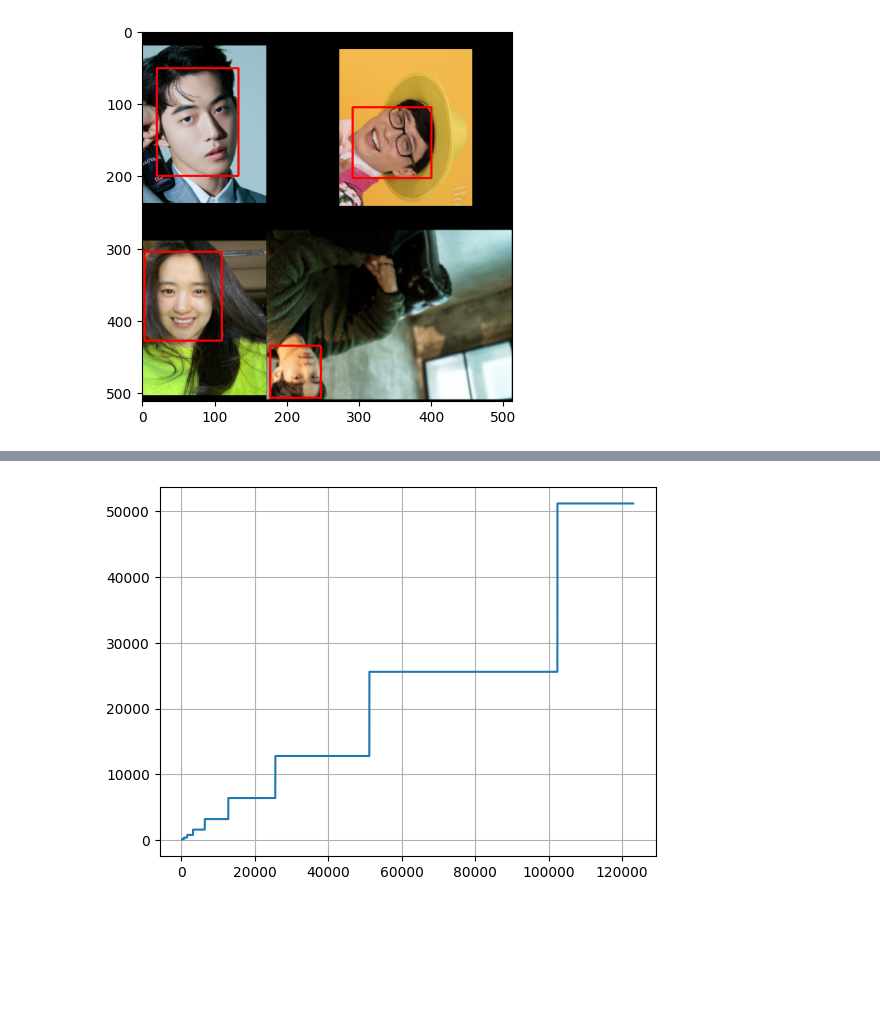
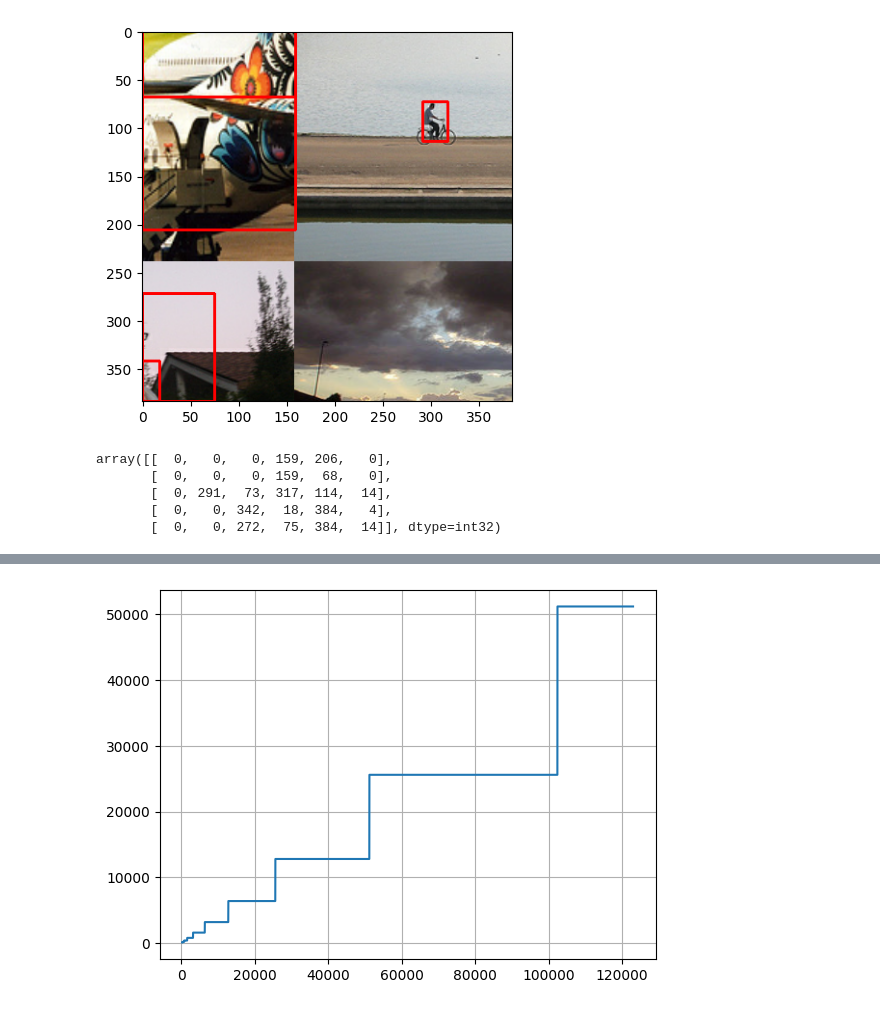
Before and after one commit to kongbuhaja/YOLO_v4, a Jupyter notebook: test.ipynb, the cells around one changed output, grey strips where cells are left out. Saved outputs shown, nothing was run; the diff lists cells and outputs as text; code cells hidden in the pictures; blank space fills up the shorter version.

```diff
--- a/test.ipynb
+++ b/test.ipynb
@@ -8,34 +8,35 @@ import random
 # %%
 cfg = {}
 cfg['data'] = {}
-cfg['data']['name'] = 'custom'
+cfg['data']['name'] = 'voc'
 cfg['data']['labels'] = {}
-cfg['data']['labels']['name'] = ['Nam Joo-hyuk', 'Kim Da-mi', 'Kim Seong-cheol',
-                                 'Yoo Jae-suk', 'Kim Tae-ri', 'Choi Woo-shik']
-# cfg['data']['labels']['name']=['aeroplane', 'bicycle', 'bird', 'boat', 'bottle',
-#        'bus', 'car', 'cat', 'chair', 'cow',
-#        'diningtable', 'dog', 'horse', 'motorbike', 'person',
-#        'pottedplant', 'sheep', 'sofa', 'train', 'tvmonitor']
-cfg['batch_size'] = 4
+# cfg['data']['labels']['name'] = ['Nam Joo-hyuk', 'Kim Da-mi', 'Kim Seong-cheol',
+#                                  'Yoo Jae-suk', 'Kim Tae-ri', 'Choi Woo-shik']
+cfg['data']['labels']['name']=['aeroplane', 'bicycle', 'bird', 'boat', 'bottle',
+       'bus', 'car', 'cat', 'chair', 'cow',
+       'diningtable', 'dog', 'horse', 'motorbike', 'person',
+       'pottedplant', 'sheep', 'sofa', 'train', 'tvmonitor']
+cfg['batch_size'] = 1
 cfg['model'] = {}
 cfg['model']['anchors'] = np.zeros((3,3,2))
 cfg['data']['labels']['count'] = 6
 cfg['model']['input_size'] = np.array([512, 512])
 cfg['seed'] = 42
 cfg['data']['max_bboxes'] = 100
-cfg['aug'] = {'mosaic':4, 'random_scale':1.0, 'random_rotate90':0.75,
+cfg['aug'] = {'mosaic':0, 'random_scale':1.0, 'random_rotate90':0.75,
               'random_flip_horizontal':0.5, 'random_crop':1.0,
               'random_gaussian_blur':0.3, 'random_brightness':0.5,
               'random_hue':0.5, 'random_satuation':0.5, 'random_contrast':0.5}
 cfg['batch_size'] *= cfg['aug']['mosaic']
 # %%
 dataloader = DataLoader(cfg)
-train_dataset = dataloader('train', 4, aug=cfg['aug'])
+train_dataset = dataloader('train', cfg['batch_size'], aug=cfg['aug'])
 val_dataset = dataloader('val')
 
 data = []
-for e in range(3):
+for e in range(1):
     for i, (batch_images, batch_labels) in enumerate(train_dataset):
-        if i==0:
-            data += [[batch_images,batch_labels]]
+        data += [[batch_images,batch_labels]]
+        if i==4:
+            break
 # %% [output]
@@ -46,13 +59,19 @@ Dataset: custom val
 # %%
-b=2
+"""
+1. crop, resize_padding
+2. mosaic 구현
+3. rotate90, color_method, gaussian filter size 변경
+4. 재현성 확인
+"""
+b=3
 idx = 0
 image =(data[b][0][idx].numpy()*255).astype(np.uint8)
 labels = data[b][1]
 labels = labels[labels[..., 0] == idx].numpy().astype(np.int32)
 
 for i, x1, y1, x2, y2, c in labels:
     cv2.rectangle(image, [x1,y1], [x2,y2], [255, 0, 0], 2)
 plt.imshow(image)
 plt.show()
 # %% [output]
-[figure, old version]
+[figure, new version]
@@ -82,0 +78,8 @@ def resize_padding(image, labels, out_size, random=False, mode='CONSTANT', const
+# %%
+labels
+# %% [output]
+array([[  0,   0,   0, 159, 206,   0],
+       [  0,   0,   0, 159,  68,   0],
+       [  0, 291,  73, 317, 114,  14],
+       [  0,   0, 342,  18, 384,   4],
+       [  0,   0, 272,  75, 384,  14]], dtype=int32)
```
Also changed, not shown: parts of 32 cells of this notebook, 11 other files.
